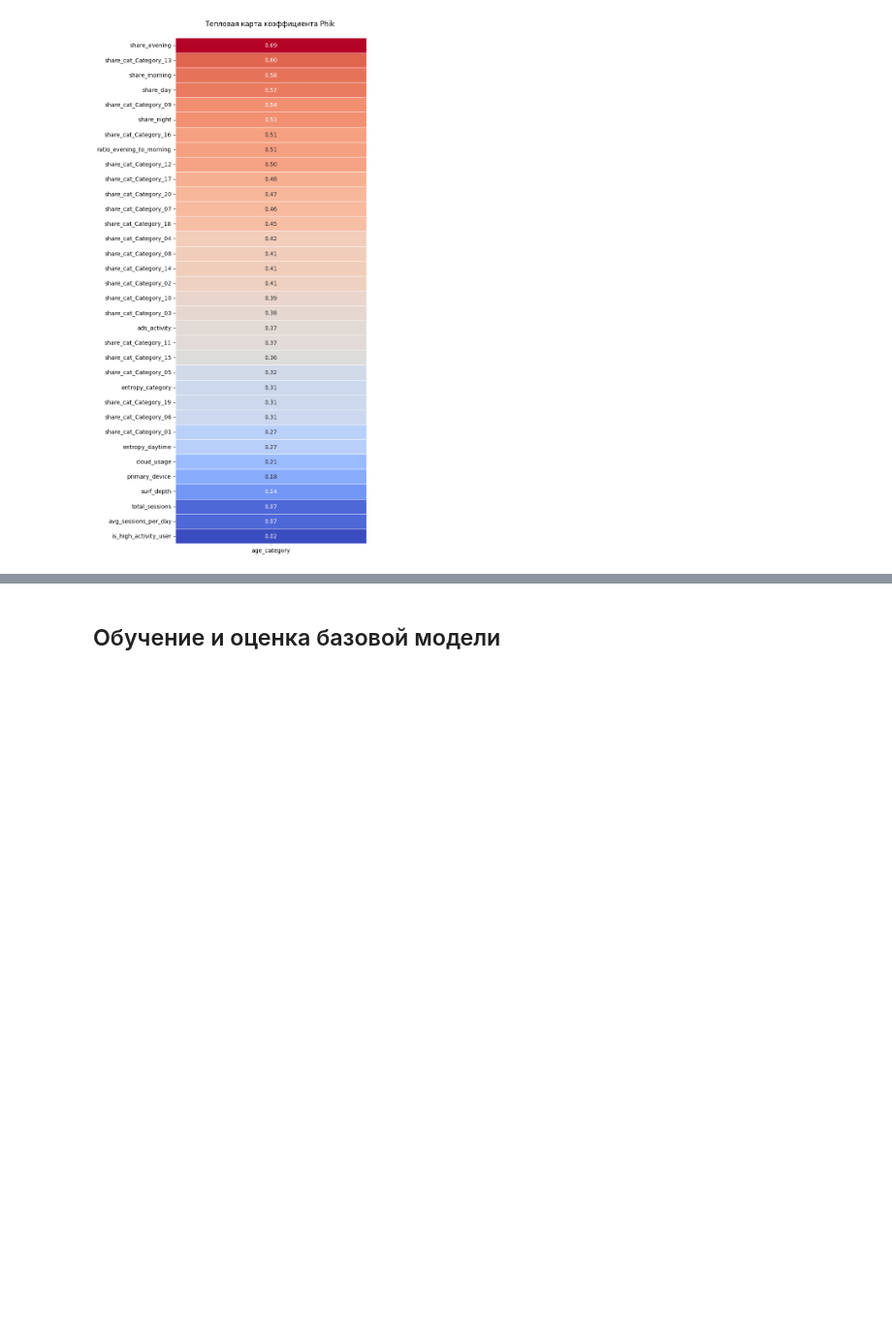
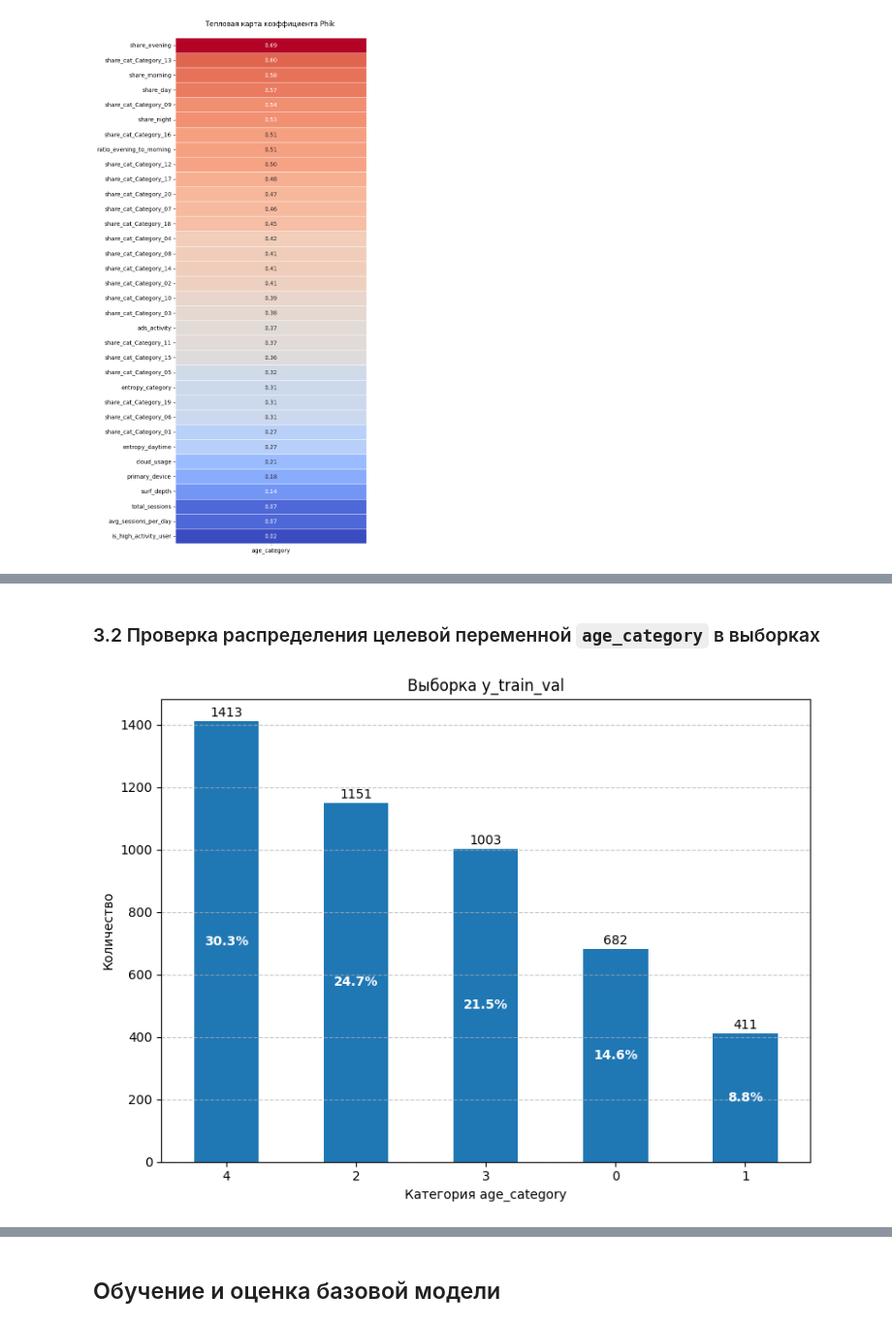
Before and after one commit to TemaQDX/project_module_03_yeti, a Jupyter notebook: project_module_03_yeti_Artem_Burov.ipynb, the cells around one changed output, grey strips where cells are left out. Shown at 97% size. Drawn from its saved outputs; the diff is of its cells as text; code cells hidden in the pictures; blank space fills up the shorter version.

Commit message:
split train_val vs test

```diff
--- a/project_module_03_yeti_Artem_Burov.ipynb
+++ b/project_module_03_yeti_Artem_Burov.ipynb
@@ -963,0 +998,29 @@ phik_coolwarm_matrix(df=df_users_logs, target_var='age_category', interval_cols=
+# %%
+# =======================================================
+# 1. РАЗДЕЛЯЕМ ПРИЗНАКИ И ЦЕЛЕВУЮ ПЕРЕМЕННУЮ
+# =======================================================
+
+X = df_users_logs.drop(columns=['age_category'])
+y = df_users_logs['age_category']
+
+# =======================================================
+# 2. НЕЗАВИСИМОЕ РАЗБИЕНИЕ (Train, Val, Test)
+# =======================================================
+
+# Отделяем финальный Тестовый набор (20% от N_TOTAL) ---
+X_train_val, X_test, y_train_val, y_test = train_test_split(
+    X, y, test_size=0.2, random_state=RANDOM_SEED, stratify=y
+)
+
+# =======================================================
+# 3. ПРОВЕРКА РАЗМЕРОВ И ЦЕЛЕЙ
+# =======================================================
+
+print(f"Общее количество образцов: {X.shape[0]}")
+print("-" * 70)
+print(f'{'Набор данных':<25} {'| Размер':<8} {'| Цель':<8}')
+print("-" * 70)
+print(f"Тренировочный (train_val) | {len(X_train_val)}   | Обучение модели и CV-Валидация")
+print(f"Тестовый (test)           | {len(X_test)}   | Финальная независимая оценка")
+print("-" * 70)
+print(f"Сумма: {len(X_train_val) + len(X_test)}")
@@ -963,0 +1036,6 @@ phik_coolwarm_matrix(df=df_users_logs, target_var='age_category', interval_cols=
+# %% [markdown]
+###  3.2 Проверка распределения целевой переменной `age_category` в выборках
+# %%
+plot_bar_chart(data=y_train_val, figsize=(8, 6), xlabel='Категория age_category', ylabel='Количество', title='Выборка y_train_val')
+# %% [output]
+[figure, added]
```
Also changed, not shown: parts of 19 cells of this notebook.
